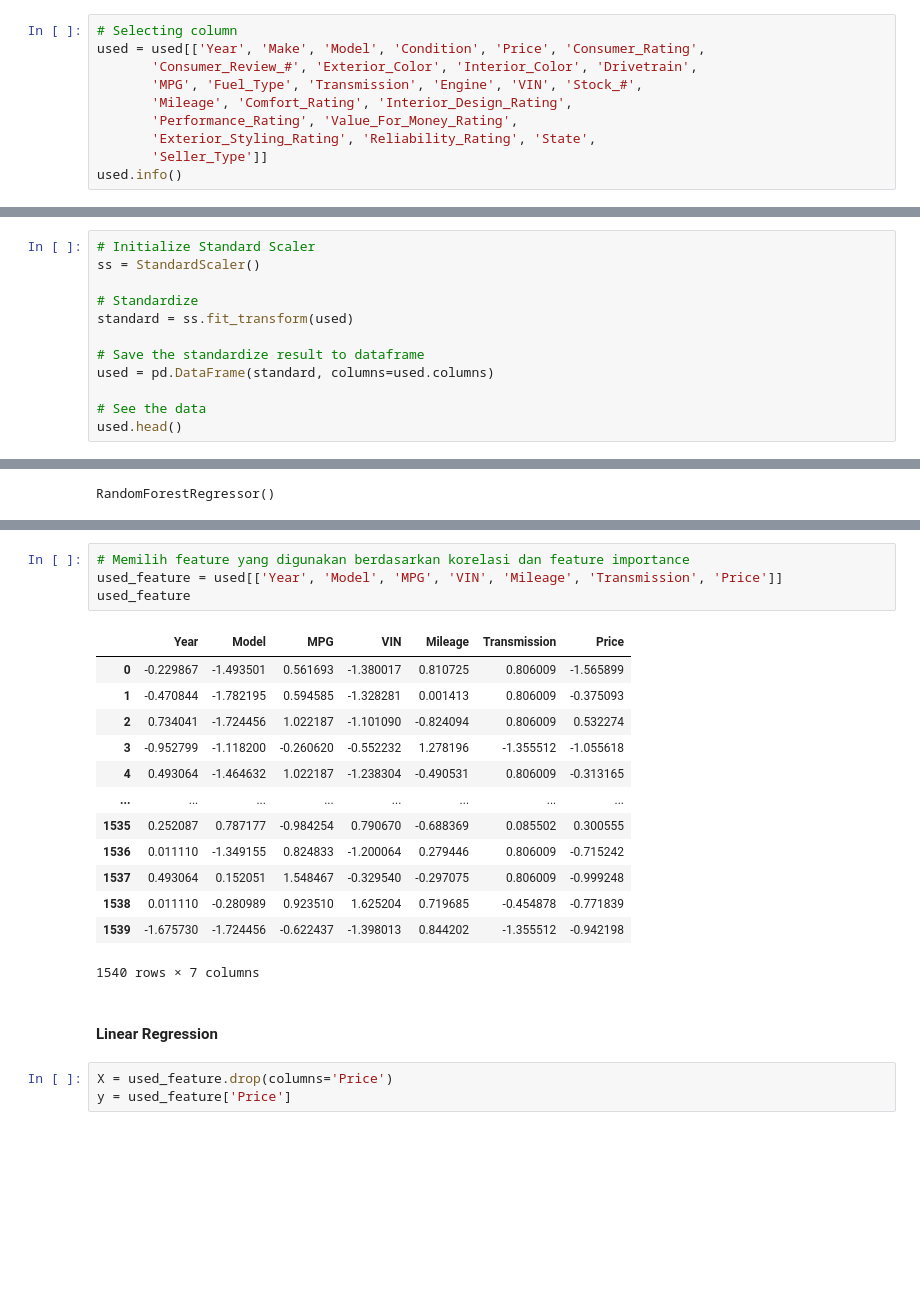
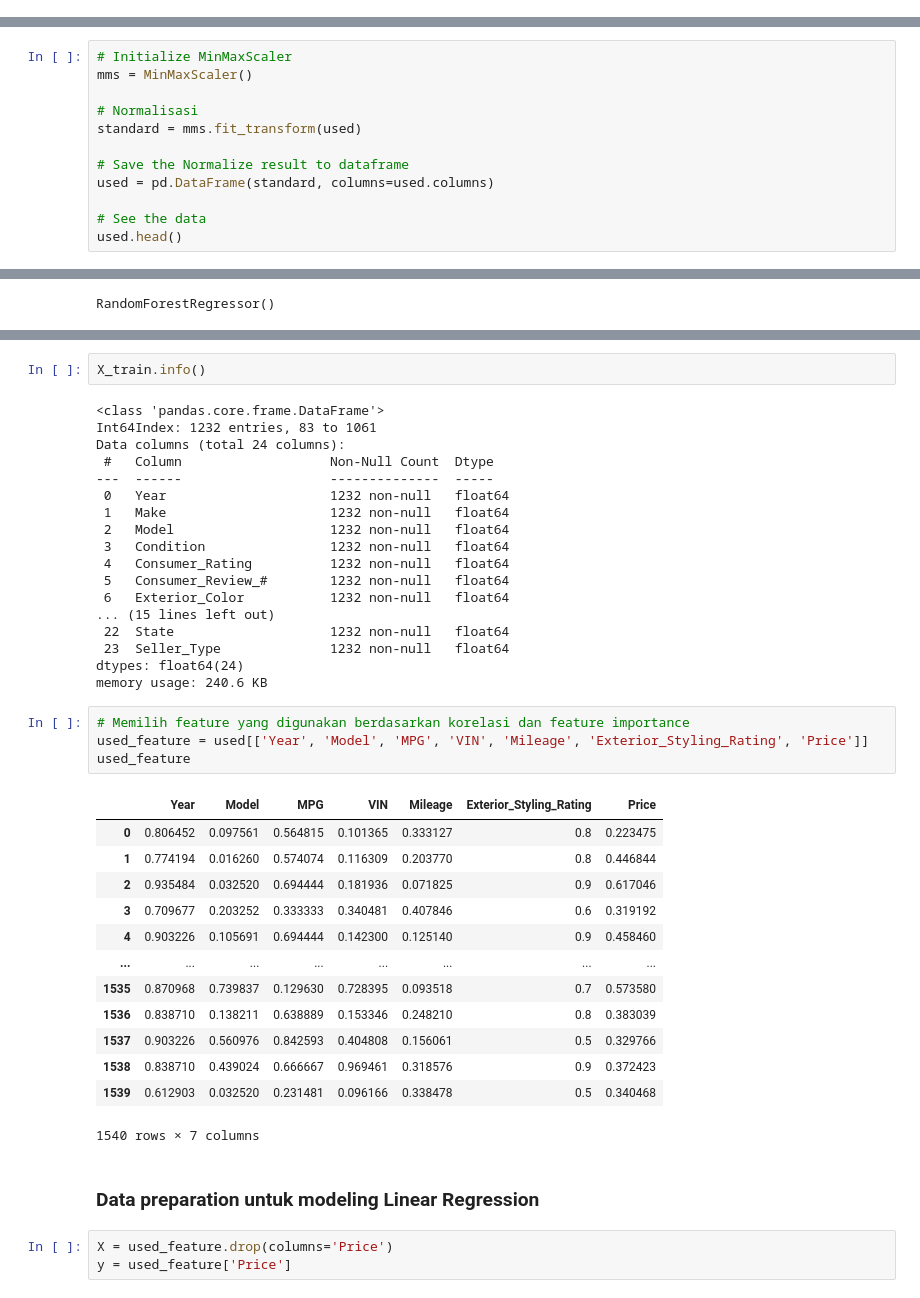
Before and after one commit to daff00/Honda-UsedCarPrice-Prediction, a Jupyter notebook: Project DATMOD.ipynb, the cells around one changed output, grey strips where cells are left out. Cells and saved outputs as stored; diff of their text form; blank space fills up the shorter version.

```diff
--- a/Project DATMOD.ipynb
+++ b/Project DATMOD.ipynb
@@ -336,13 +335,3 @@ Data columns (total 25 columns):
  24  Seller_Type              1540 non-null   object
 dtypes: float64(7), int32(1), int64(3), object(14)
 memory usage: 306.8+ KB
-# %%
-# Selecting column
-used = used[['Year', 'Make', 'Model', 'Condition', 'Price', 'Consumer_Rating',
-       'Consumer_Review_#', 'Exterior_Color', 'Interior_Color', 'Drivetrain',
-       'MPG', 'Fuel_Type', 'Transmission', 'Engine', 'VIN', 'Stock_#',
-       'Mileage', 'Comfort_Rating', 'Interior_Design_Rating',
-       'Performance_Rating', 'Value_For_Money_Rating',
-       'Exterior_Styling_Rating', 'Reliability_Rating', 'State',
-       'Seller_Type']]
-used.info()
@@ -390,11 +361,11 @@ used.head()
 # %%
-# Initialize Standard Scaler
-ss = StandardScaler()
+# Initialize MinMaxScaler
+mms = MinMaxScaler()
 
-# Standardize
-standard = ss.fit_transform(used)
+# Normalisasi
+standard = mms.fit_transform(used)
 
-# Save the standardize result to dataframe
+# Save the Normalize result to dataframe
 used = pd.DataFrame(standard, columns=used.columns)
 
 # See the data
@@ -449,23 +416,43 @@ plt.show()
+# %%
+X_train.info()
+# %% [output]
+<class 'pandas.core.frame.DataFrame'>
+Int64Index: 1232 entries, 83 to 1061
+Data columns (total 24 columns):
+ #   Column                   Non-Null Count  Dtype
+---  ------                   --------------  -----
+ 0   Year                     1232 non-null   float64
+ 1   Make                     1232 non-null   float64
+ 2   Model                    1232 non-null   float64
+ 3   Condition                1232 non-null   float64
+ 4   Consumer_Rating          1232 non-null   float64
+ 5   Consumer_Review_#        1232 non-null   float64
+ 6   Exterior_Color           1232 non-null   float64
+... (15 lines left out)
+ 22  State                    1232 non-null   float64
+ 23  Seller_Type              1232 non-null   float64
+dtypes: float64(24)
+memory usage: 240.6 KB
 # %%
 # Memilih feature yang digunakan berdasarkan korelasi dan feature importance
-used_feature = used[['Year', 'Model', 'MPG', 'VIN', 'Mileage', 'Transmission', 'Price']]
+used_feature = used[['Year', 'Model', 'MPG', 'VIN', 'Mileage', 'Exterior_Styling_Rating', 'Price']]
 used_feature
 # %% [output]
-|  | Year | Model | MPG | VIN | Mileage | Transmission | Price |
-| 0 | -0.229867 | -1.493501 | 0.561693 | -1.380017 | 0.810725 | 0.806009 | -1.565899 |
-| 1 | -0.470844 | -1.782195 | 0.594585 | -1.328281 | 0.001413 | 0.806009 | -0.375093 |
-| 2 | 0.734041 | -1.724456 | 1.022187 | -1.101090 | -0.824094 | 0.806009 | 0.532274 |
-| 3 | -0.952799 | -1.118200 | -0.260620 | -0.552232 | 1.278196 | -1.355512 | -1.055618 |
-| 4 | 0.493064 | -1.464632 | 1.022187 | -1.238304 | -0.490531 | 0.806009 | -0.313165 |
+|  | Year | Model | MPG | VIN | Mileage | Exterior_Styling_Rating | Price |
+| 0 | 0.806452 | 0.097561 | 0.564815 | 0.101365 | 0.333127 | 0.8 | 0.223475 |
+| 1 | 0.774194 | 0.016260 | 0.574074 | 0.116309 | 0.203770 | 0.8 | 0.446844 |
+| 2 | 0.935484 | 0.032520 | 0.694444 | 0.181936 | 0.071825 | 0.9 | 0.617046 |
+| 3 | 0.709677 | 0.203252 | 0.333333 | 0.340481 | 0.407846 | 0.6 | 0.319192 |
+| 4 | 0.903226 | 0.105691 | 0.694444 | 0.142300 | 0.125140 | 0.9 | 0.458460 |
 | ... | ... | ... | ... | ... | ... | ... | ... |
-| 1535 | 0.252087 | 0.787177 | -0.984254 | 0.790670 | -0.688369 | 0.085502 | 0.300555 |
-| 1536 | 0.011110 | -1.349155 | 0.824833 | -1.200064 | 0.279446 | 0.806009 | -0.715242 |
-| 1537 | 0.493064 | 0.152051 | 1.548467 | -0.329540 | -0.297075 | 0.806009 | -0.999248 |
-| 1538 | 0.011110 | -0.280989 | 0.923510 | 1.625204 | 0.719685 | -0.454878 | -0.771839 |
-| 1539 | -1.675730 | -1.724456 | -0.622437 | -1.398013 | 0.844202 | -1.355512 | -0.942198 |
+| 1535 | 0.870968 | 0.739837 | 0.129630 | 0.728395 | 0.093518 | 0.7 | 0.573580 |
+| 1536 | 0.838710 | 0.138211 | 0.638889 | 0.153346 | 0.248210 | 0.8 | 0.383039 |
+| 1537 | 0.903226 | 0.560976 | 0.842593 | 0.404808 | 0.156061 | 0.5 | 0.329766 |
+| 1538 | 0.838710 | 0.439024 | 0.666667 | 0.969461 | 0.318576 | 0.9 | 0.372423 |
+| 1539 | 0.612903 | 0.032520 | 0.231481 | 0.096166 | 0.338478 | 0.5 | 0.340468 |
 1540 rows × 7 columns
 # %% [markdown]
-#### Linear Regression
+### Data preparation untuk modeling Linear Regression
 # %%
 X = used_feature.drop(columns='Price')
 y = used_feature['Price']
```
Also changed, not shown: parts of 24 cells of this notebook, 1 other file.
